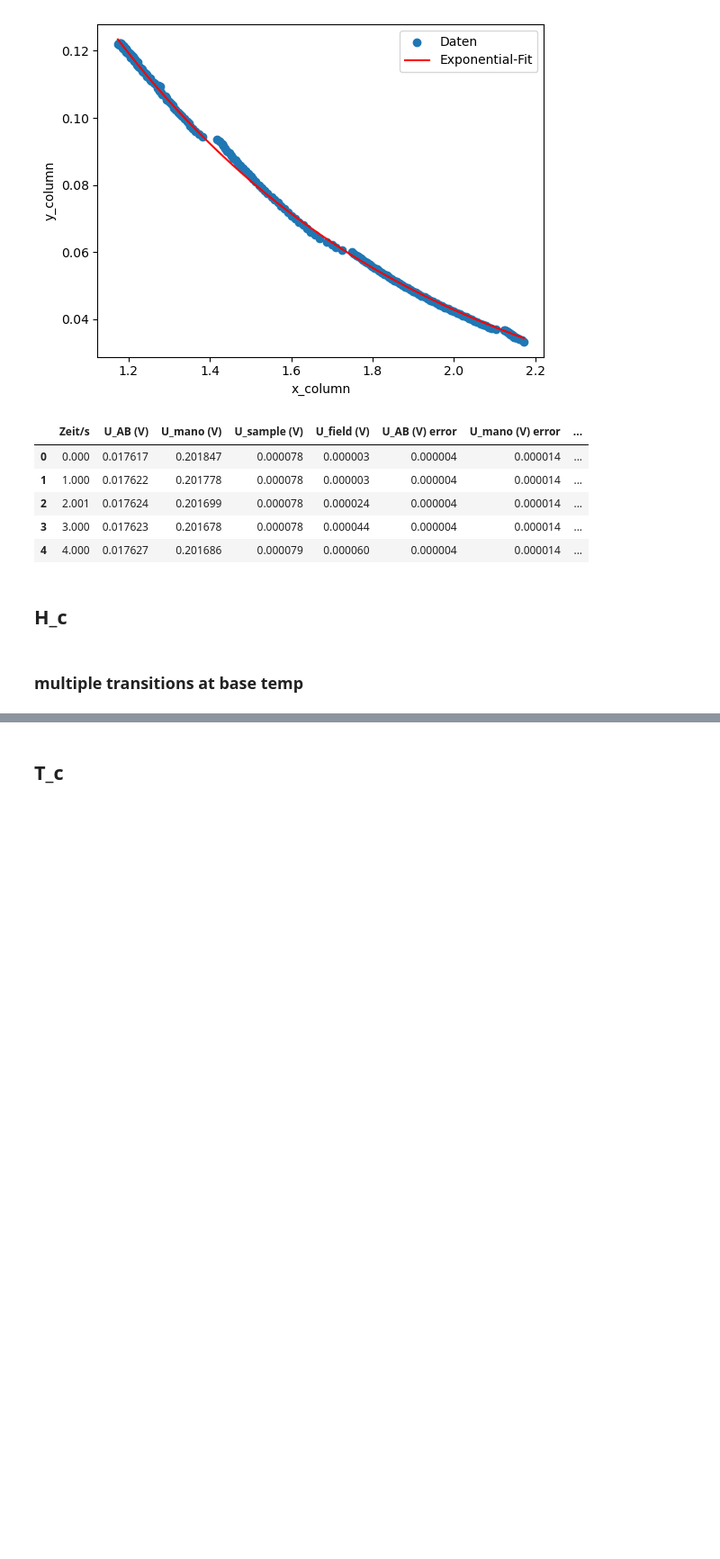
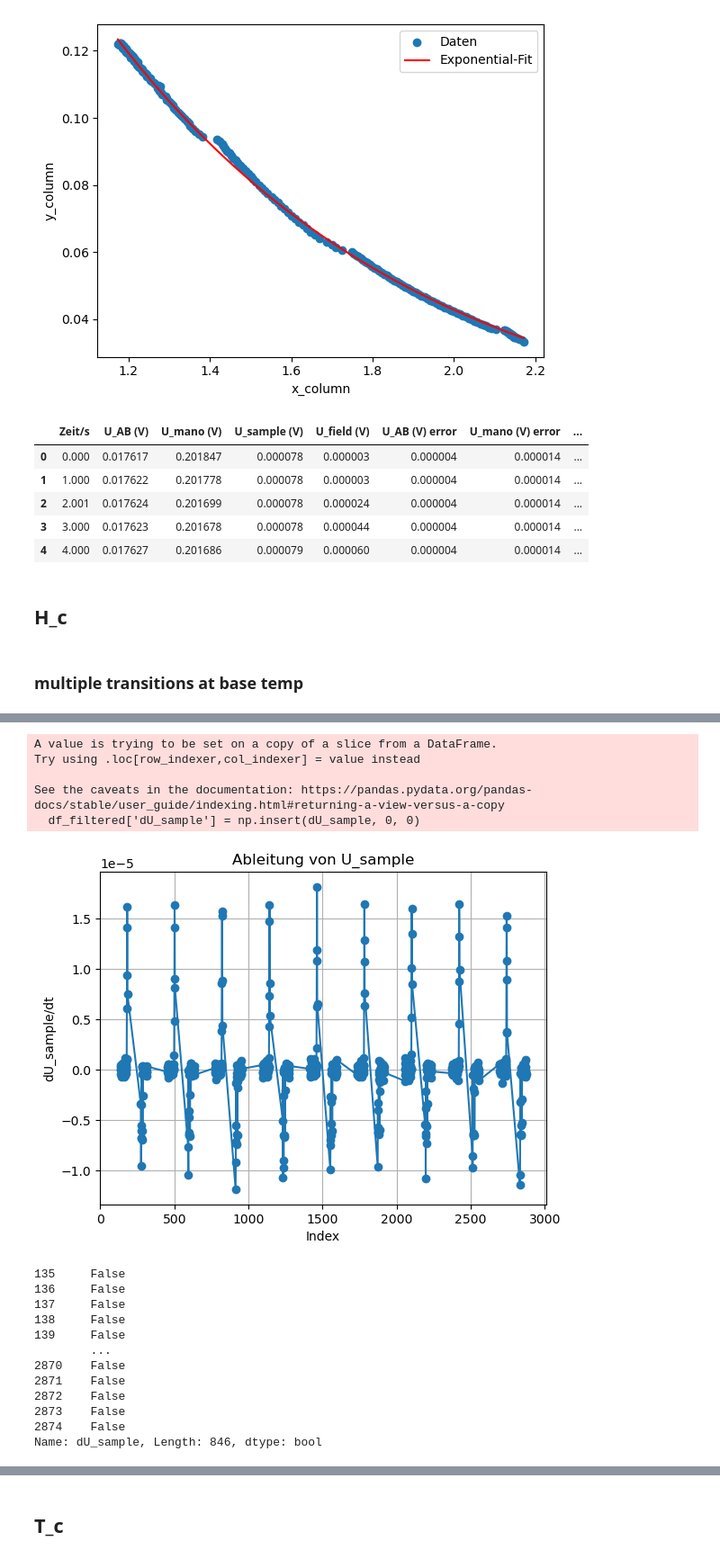
Before and after one commit to Darrenshan27/supraconductivity, a Jupyter notebook: data_processing.ipynb, the cells around one changed output, grey strips where cells are left out. Shown at 90% size. Cells and saved outputs as stored; diff of their text form; code cells hidden in the pictures; blank space fills up the shorter version.

```diff
--- a/data_processing.ipynb
+++ b/data_processing.ipynb
@@ -479,0 +474,38 @@ plt.show()
+# %%
+dU_sample = np.diff(df_filtered['U_sample (V)'])
+
+# Da np.diff die Differenz der benachbarten Werte berechnet, müssen wir für das Plotten einen Wert für den ersten U_sample-Wert hinzufügen
+# Hier fügen wir einfach den Wert 0 als ersten Wert der Ableitung hinzu
+df_filtered['dU_sample'] = np.insert(dU_sample, 0, 0)
+
+# Plotten der Ableitung gegen den Index
+plt.plot(df_filtered.index, df_filtered['dU_sample'], marker='o')
+plt.xlabel('Index')
+plt.ylabel('dU_sample/dt')
+plt.title('Ableitung von U_sample')
+plt.grid(True)
+plt.show()
+indices = (df_filtered['dU_sample'] > 0.25) & (df_filtered['dU_sample'] < 1)
+print(indices)
+
+# Erstelle eine Liste mit 1 an den entsprechenden Stellen und 0 an den anderen
+binary_list = np.where(indices, 1, 0)
+# %% [output]
+A value is trying to be set on a copy of a slice from a DataFrame.
+Try using .loc[row_indexer,col_indexer] = value instead
+
+See the caveats in the documentation: https://pandas.pydata.org/pandas-docs/stable/user_guide/indexing.html#returning-a-view-versus-a-copy
+  df_filtered['dU_sample'] = np.insert(dU_sample, 0, 0)
+[figure, added]
+135     False
+136     False
+137     False
+138     False
+139     False
+        ...
+2870    False
+2871    False
+2872    False
+2873    False
+2874    False
+Name: dU_sample, Length: 846, dtype: bool
```
Also changed, not shown: parts of 5 cells of this notebook.
